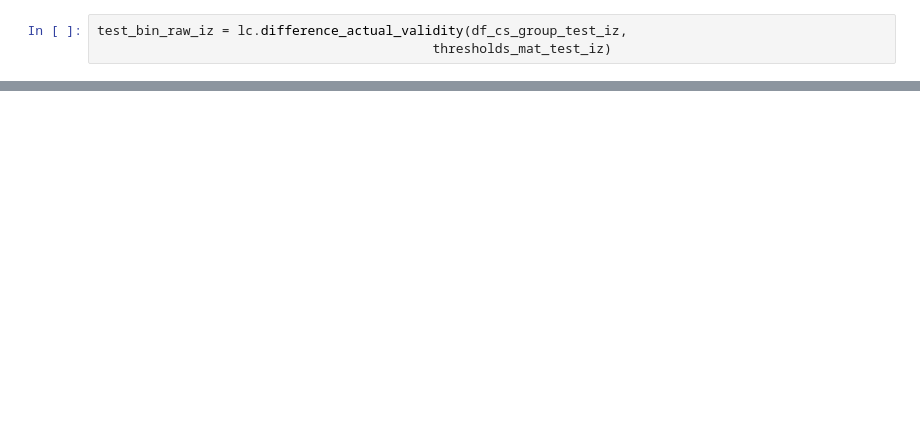
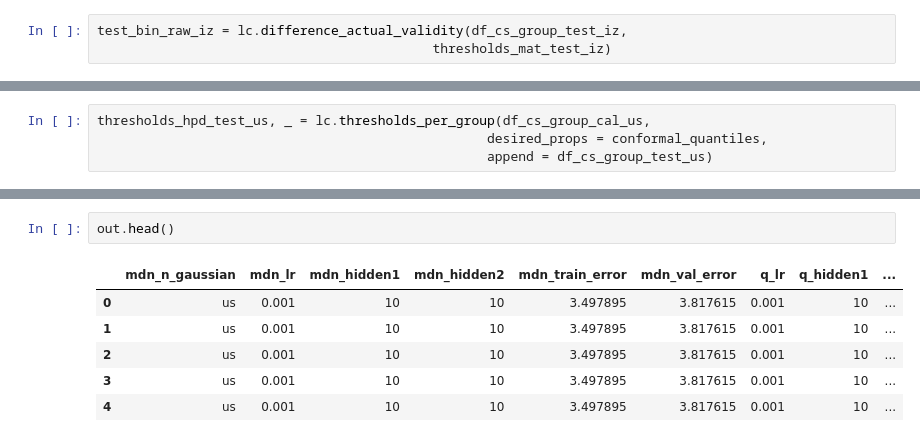
Before and after one commit to zhao-david/CDE-conformal, a Jupyter notebook: scratch/CDE-conformal-code.ipynb, the cells around one changed output, grey strips where cells are left out. Drawn from its saved outputs; the diff is of its cells as text; blank space fills up the shorter version.

```diff
--- a/scratch/CDE-conformal-code.ipynb
+++ b/scratch/CDE-conformal-code.ipynb
@@ -549,0 +659,4 @@ def inner_process_izbicki(data_all,
+# %%
+thresholds_hpd_test_us, _ = lc.thresholds_per_group(df_cs_group_cal_us,
+                                                  desired_props = conformal_quantiles,
+                                                  append = df_cs_group_test_us)
@@ -550 +706,10 @@ def inner_process_izbicki(data_all,
+# %%
+out.head()
+# %% [output]
+|  | mdn_n_gaussian | mdn_lr | mdn_hidden1 | mdn_hidden2 | mdn_train_error | mdn_val_error | q_lr | q_hidden1 | ... |
+| 0 | us | 0.001 | 10 | 10 | 3.497895 | 3.817615 | 0.001 | 10 | ... |
+| 1 | us | 0.001 | 10 | 10 | 3.497895 | 3.817615 | 0.001 | 10 | ... |
+| 2 | us | 0.001 | 10 | 10 | 3.497895 | 3.817615 | 0.001 | 10 | ... |
+| 3 | us | 0.001 | 10 | 10 | 3.497895 | 3.817615 | 0.001 | 10 | ... |
+| 4 | us | 0.001 | 10 | 10 | 3.497895 | 3.817615 | 0.001 | 10 | ... |
 # %%
```
Also changed, not shown: parts of 50 cells of this notebook.
